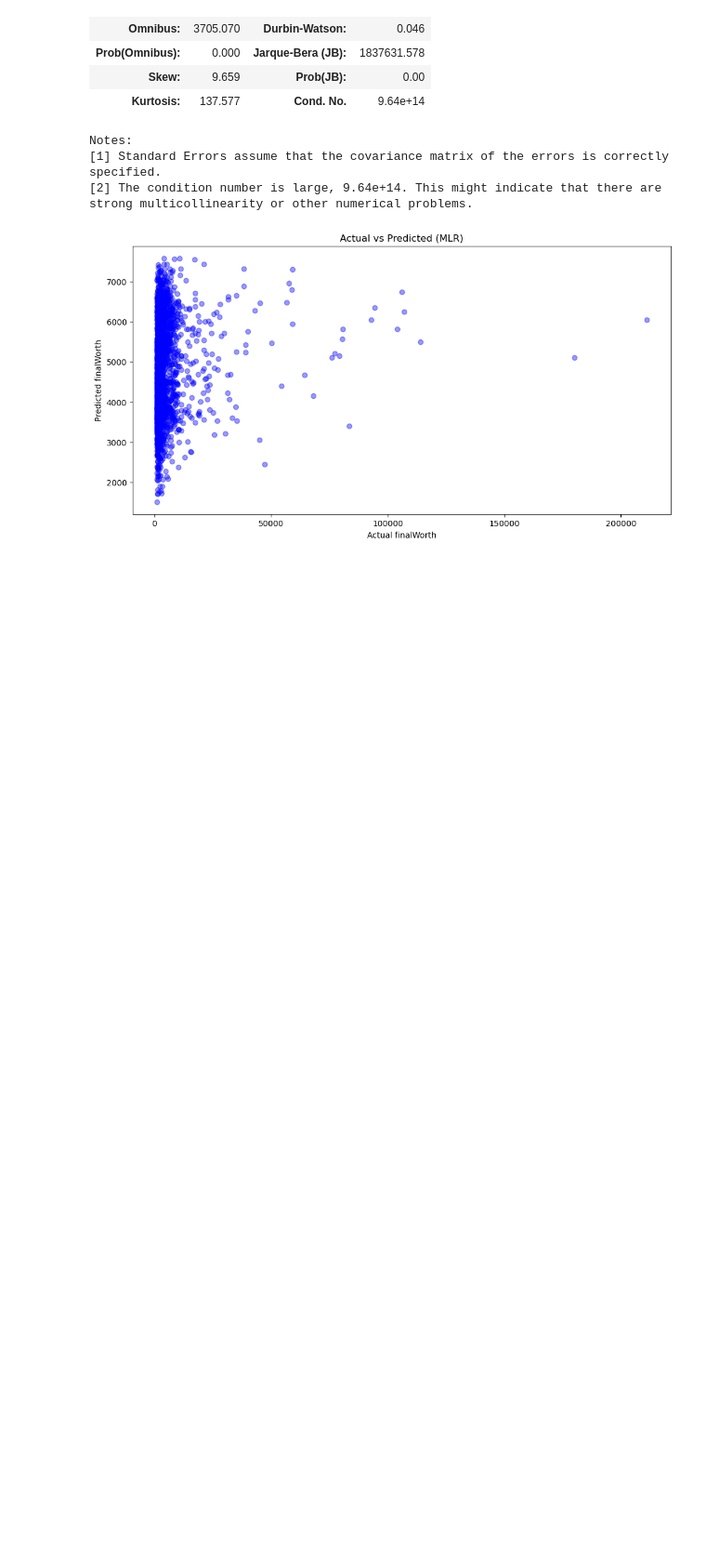
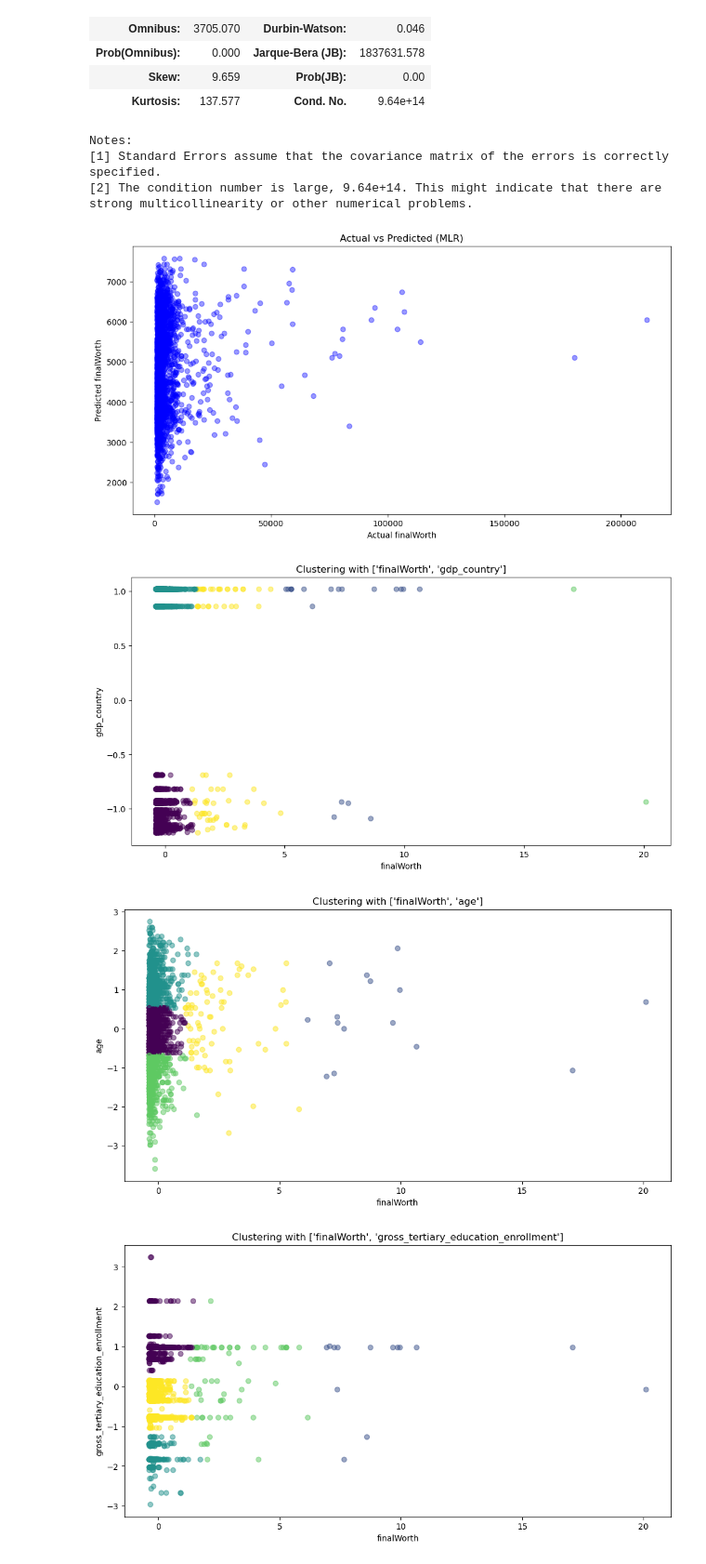
Before and after one commit to Archertakesitez/1007_project_goodgoodstudy, a Jupyter notebook: Modeling.ipynb, the cells around one changed output. Shown at 93% size. Cells and saved outputs as stored; diff of their text form; code cells hidden in the pictures; blank space fills up the shorter version.

Commit message:
debugged clustering functions

```diff
--- a/Modeling.ipynb
+++ b/Modeling.ipynb
@@ -98,3 +98,19 @@ strong multicollinearity or other numerical problems.
 reg_func.plot_actual_vs_predicted(multiple_ols_model, data,target='finalWorth', feature=multiple_features)
 # %% [output]
 [figure]
+# %%
+import clustering_functions as cf
+
+feature_set_1 = ['finalWorth', 'gdp_country']
+feature_set_2 = ['finalWorth', 'age']
+feature_set_3 = ['finalWorth', 'gross_tertiary_education_enrollment']
+
+# Preprocess and cluster for each feature set
+for feature_set in [feature_set_1, feature_set_2, feature_set_3]:
+    preprocessed_data = cf.preprocess_data_for_clustering(data, feature_set)
+    cluster_labels = cf.perform_kmeans_clustering(preprocessed_data, n_clusters=5)
+    cf.plot_clusters(preprocessed_data, cluster_labels, title=f'Clustering with {feature_set}');
+# %% [output]
+[figure, added]
+[figure, added]
+[figure, added]
```
Also changed, not shown: parts of 2 cells of this notebook, 4 other files.
